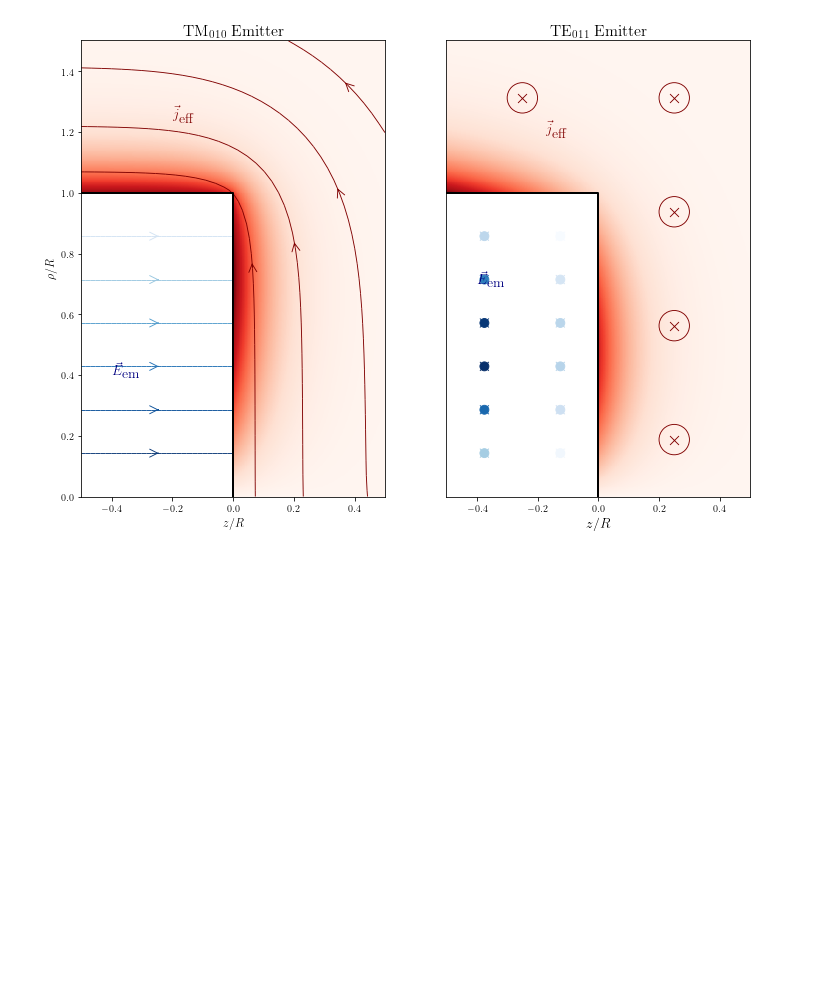
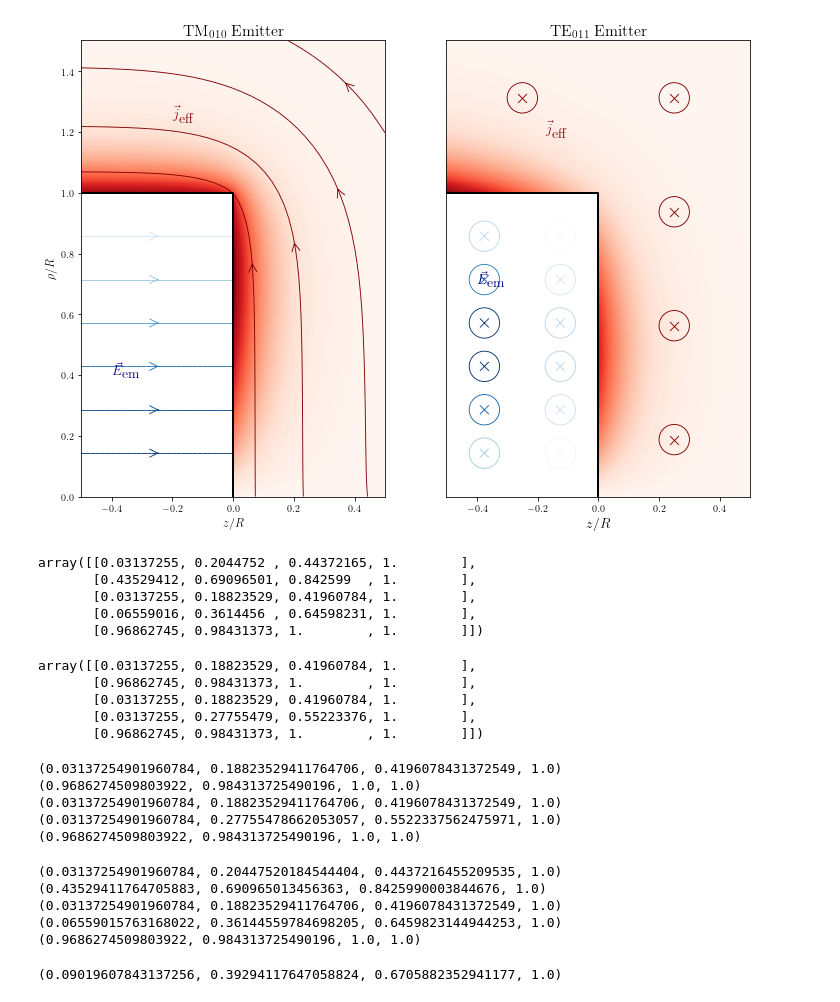
Before and after one commit to rjanish/evanescent-hidden-photons, a Jupyter notebook: plot_tweaks.ipynb, the cells around one changed output. Drawn from its saved outputs; the diff is of its cells as text; code cells hidden in the pictures; blank space fills up the shorter version.

Commit message:
updating slice plots

```diff
--- a/plot_tweaks.ipynb
+++ b/plot_tweaks.ipynb
@@ -103,42 +103,77 @@ absE = np.absolute(Ephi_TE011(Efield_x, Efield_y))
 right.scatter(Efield_x, Efield_y,
               marker='x', s=80, linewidth=lw,
               c=absE, cmap="Blues")
-right.scatter(Efield_x, Efield_y,
-              marker='o', s=80, linewidth=lw,
-              facecolors='none', c=absE, cmap="Blues")
-# norm = mpl.colors.Normalize(vmin=absE.min(), vmax=absE.max())
-# for xp, yp, Ep in zip(Efield_x, Efield_y, absE
-#     right.add_patch(plt.Circle((xp, yp), 0.05,
-#                                color=cm.Blues(norm(Ep),bytes=True),
-#                                fill=False, linewidth=lw))
+norm = mpl.colors.Normalize(vmin=absE.min(), vmax=absE.max())
+for xp, yp, Ep in zip(Efield_x, Efield_y, absE):
+    right.add_patch(plt.Circle((xp, yp), 0.05,
+                               color=cm.Blues(norm(Ep)),
+                               fill=False, linewidth=lw))
 
 j_circ_out = [[ 0.25,  1.5*1/8],
               [ 0.25,  1.5*3/8],
               [ 0.25,  1.5*5/8],
               [ 0.25,  1.5*7/8],
               [-0.25,  1.5*7/8]]
 for xp, yp in j_circ_out:
     right.scatter([xp], [yp], marker='x', color="maroon", s=80, linewidth=lw)
     right.add_patch(plt.Circle((xp, yp), 0.05, color="maroon",
                             fill=False, linewidth=lw))
 right.text(-0.4, 0.7, r'$\displaystyle \vec{E}_\textrm{em} $',
         color='navy', fontsize=14)
 right.text(-0.175, 1.2, r'$\displaystyle \vec{j}_\textrm{eff} $',
         color='maroon', fontsize=14)
 right.set_aspect("equal")
 
 right.set_title(r"$ \displaystyle {\rm TE}_{011}$ {\rm Emitter}",
                 fontsize=16)
 right.set_yticks([])
 right.set_yticks([])
 right.set_xlabel(r'$z/R$', size=14)
 # cavity boundary
 right.plot([-0.5, 0, 0], [1, 1, 0], marker='',
     linestyle='-', color='black',
     linewidth=2)
 
 
 fig.set_size_inches(12, 20)
 plt.show()
 # %% [output]
-[figure, old version]
+[figure, new version]
+# %%
+cm.Blues(norm(test))
+# %% [output]
+array([[0.03137255, 0.2044752 , 0.44372165, 1.        ],
+       [0.43529412, 0.69096501, 0.842599  , 1.        ],
+       [0.03137255, 0.18823529, 0.41960784, 1.        ],
+       [0.06559016, 0.3614456 , 0.64598231, 1.        ],
+       [0.96862745, 0.98431373, 1.        , 1.        ]])
+# %%
+cm.Blues(test)
+# %% [output]
+array([[0.03137255, 0.18823529, 0.41960784, 1.        ],
+       [0.96862745, 0.98431373, 1.        , 1.        ],
+       [0.03137255, 0.18823529, 0.41960784, 1.        ],
+       [0.03137255, 0.27755479, 0.55223376, 1.        ],
+       [0.96862745, 0.98431373, 1.        , 1.        ]])
+# %%
+for n in test:
+    print(cm.Blues(n))
+# %% [output]
+(0.03137254901960784, 0.18823529411764706, 0.4196078431372549, 1.0)
+(0.9686274509803922, 0.984313725490196, 1.0, 1.0)
+(0.03137254901960784, 0.18823529411764706, 0.4196078431372549, 1.0)
+(0.03137254901960784, 0.27755478662053057, 0.5522337562475971, 1.0)
+(0.9686274509803922, 0.984313725490196, 1.0, 1.0)
+# %%
+for n in test:
+    print(cm.Blues(norm(n)))
+# %% [output]
+(0.03137254901960784, 0.20447520184544404, 0.4437216455209535, 1.0)
+(0.43529411764705883, 0.690965013456363, 0.8425990003844676, 1.0)
+(0.03137254901960784, 0.18823529411764706, 0.4196078431372549, 1.0)
+(0.06559015763168022, 0.36144559784698205, 0.6459823144944253, 1.0)
+(0.9686274509803922, 0.984313725490196, 1.0, 1.0)
+# %%
+cm.Blues(0.8)
+# %% [output]
+(0.09019607843137256, 0.39294117647058824, 0.6705882352941177, 1.0)
```
Also changed, not shown: parts of 4 cells of this notebook, 1 other file.
